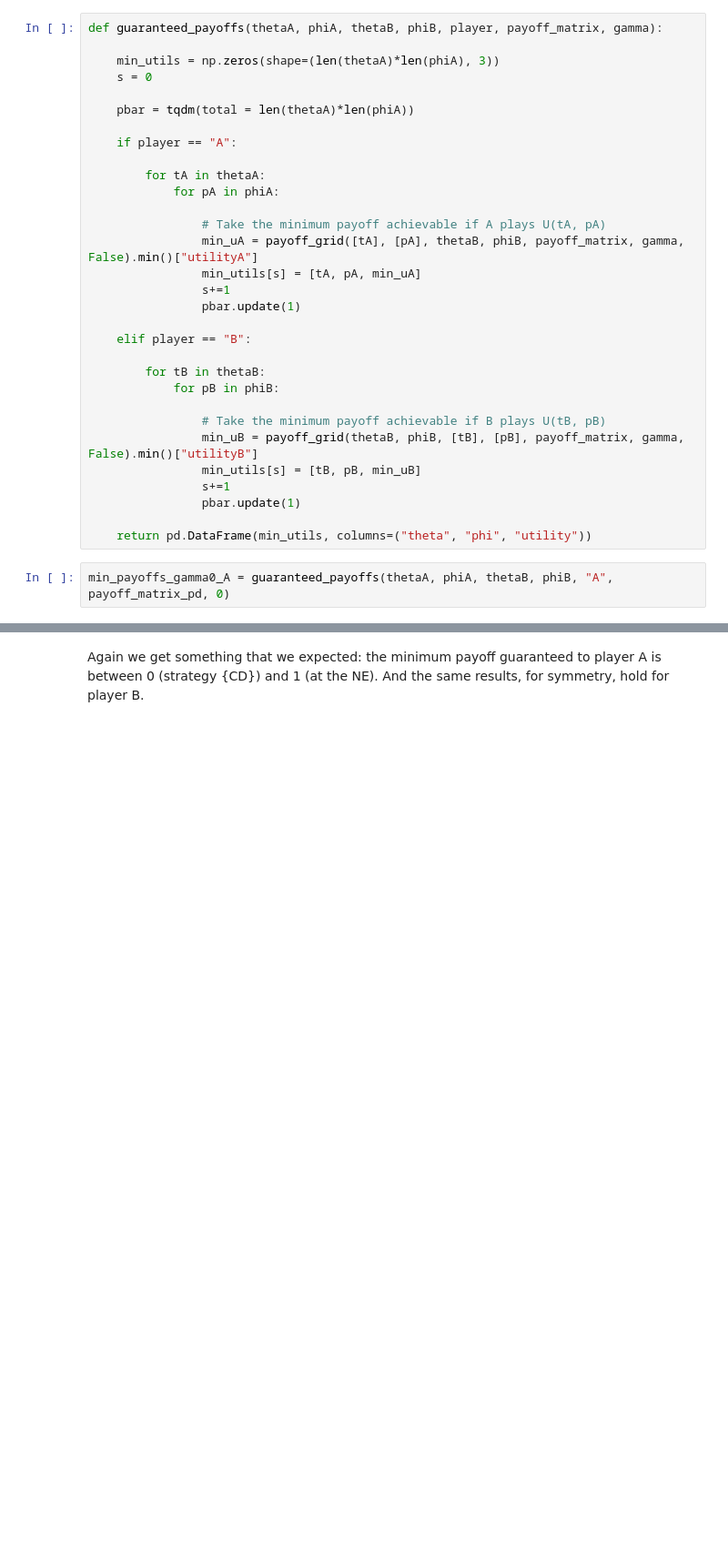
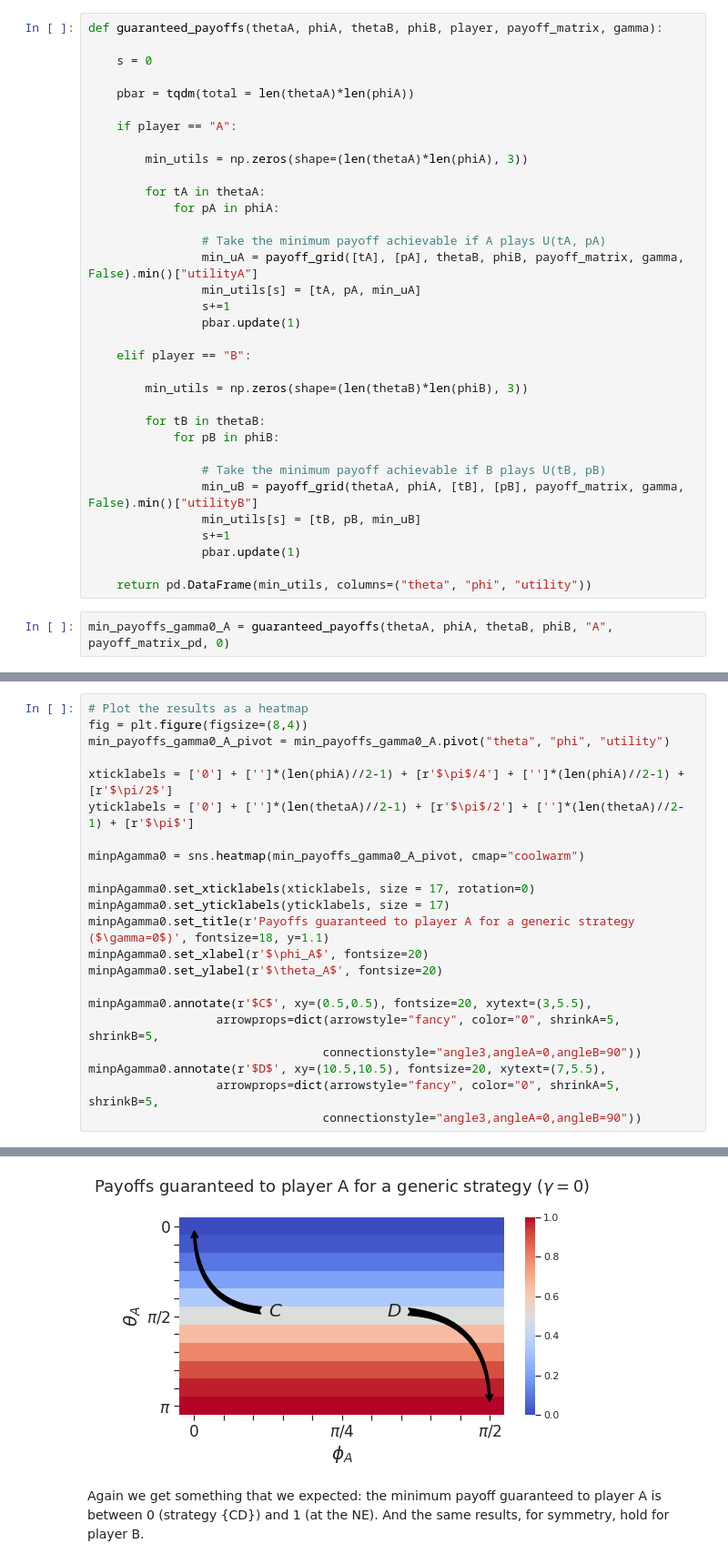
Before and after one commit to MattiaPujatti/A-Brief-Introduction-to-Quantum-Game-Theory, a Jupyter notebook: Quantum 2x2 Games.ipynb, the cells around one changed output, grey strips where cells are left out. Shown at 91% size. Drawn from its saved outputs; the diff is of its cells as text; blank space fills up the shorter version.

```diff
--- a/Quantum 2x2 Games.ipynb
+++ b/Quantum 2x2 Games.ipynb
@@ -276,12 +327,13 @@ As expected, if one player goes $\theta\to 0$ and the other goes $\theta\to\pi$
 # %%
 def guaranteed_payoffs(thetaA, phiA, thetaB, phiB, player, payoff_matrix, gamma):
 
-    min_utils = np.zeros(shape=(len(thetaA)*len(phiA), 3))
     s = 0
 
     pbar = tqdm(total = len(thetaA)*len(phiA))
 
     if player == "A":
+
+        min_utils = np.zeros(shape=(len(thetaA)*len(phiA), 3))
 
         for tA in thetaA:
             for pA in phiA:
@@ -294,11 +346,13 @@ def guaranteed_payoffs(thetaA, phiA, thetaB, phiB, player, payoff_matrix, gamma)
 
     elif player == "B":
 
+        min_utils = np.zeros(shape=(len(thetaB)*len(phiB), 3))
+
         for tB in thetaB:
             for pB in phiB:
 
                 # Take the minimum payoff achievable if B plays U(tB, pB)
-                min_uB = payoff_grid(thetaB, phiB, [tB], [pB], payoff_matrix, gamma, False).min()["utilityB"]
+                min_uB = payoff_grid(thetaA, phiA, [tB], [pB], payoff_matrix, gamma, False).min()["utilityB"]
                 min_utils[s] = [tB, pB, min_uB]
                 s+=1
                 pbar.update(1)
@@ -320,0 +363,23 @@ ax.set_ylabel(r'$\theta_A$', fontsize=20);
+# %%
+# Plot the results as a heatmap
+fig = plt.figure(figsize=(8,4))
+min_payoffs_gamma0_A_pivot = min_payoffs_gamma0_A.pivot("theta", "phi", "utility")
+
+xticklabels = ['0'] + ['']*(len(phiA)//2-1) + [r'$\pi$/4'] + ['']*(len(phiA)//2-1) + [r'$\pi/2$']
+yticklabels = ['0'] + ['']*(len(thetaA)//2-1) + [r'$\pi$/2'] + ['']*(len(thetaA)//2-1) + [r'$\pi$']
+
+minpAgamma0 = sns.heatmap(min_payoffs_gamma0_A_pivot, cmap="coolwarm")
+
+minpAgamma0.set_xticklabels(xticklabels, size = 17, rotation=0)
+minpAgamma0.set_yticklabels(yticklabels, size = 17)
+minpAgamma0.set_title(r'Payoffs guaranteed to player A for a generic strategy ($\gamma=0$)', fontsize=18, y=1.1)
+minpAgamma0.set_xlabel(r'$\phi_A$', fontsize=20)
+minpAgamma0.set_ylabel(r'$\theta_A$', fontsize=20)
+
+minpAgamma0.annotate(r'$C$', xy=(0.5,0.5), fontsize=20, xytext=(3,5.5),
+                  arrowprops=dict(arrowstyle="fancy", color="0", shrinkA=5, shrinkB=5,
+                                 connectionstyle="angle3,angleA=0,angleB=90"))
+minpAgamma0.annotate(r'$D$', xy=(10.5,10.5), fontsize=20, xytext=(7,5.5),
+                  arrowprops=dict(arrowstyle="fancy", color="0", shrinkA=5, shrinkB=5,
+                                 connectionstyle="angle3,angleA=0,angleB=90"))
+# %% [output]
@@ -321,3 +387,4 @@ ax.set_ylabel(r'$\theta_A$', fontsize=20);
+[figure, added]
 # %% [markdown]
 Again we get something that we expected: the minimum payoff guaranteed to player A is between 0 (strategy {CD}) and 1 (at the NE). And the same results, for symmetry, hold for player B.
 # %% [markdown]
```
Also changed, not shown: parts of 40 cells of this notebook, 9 other files.
